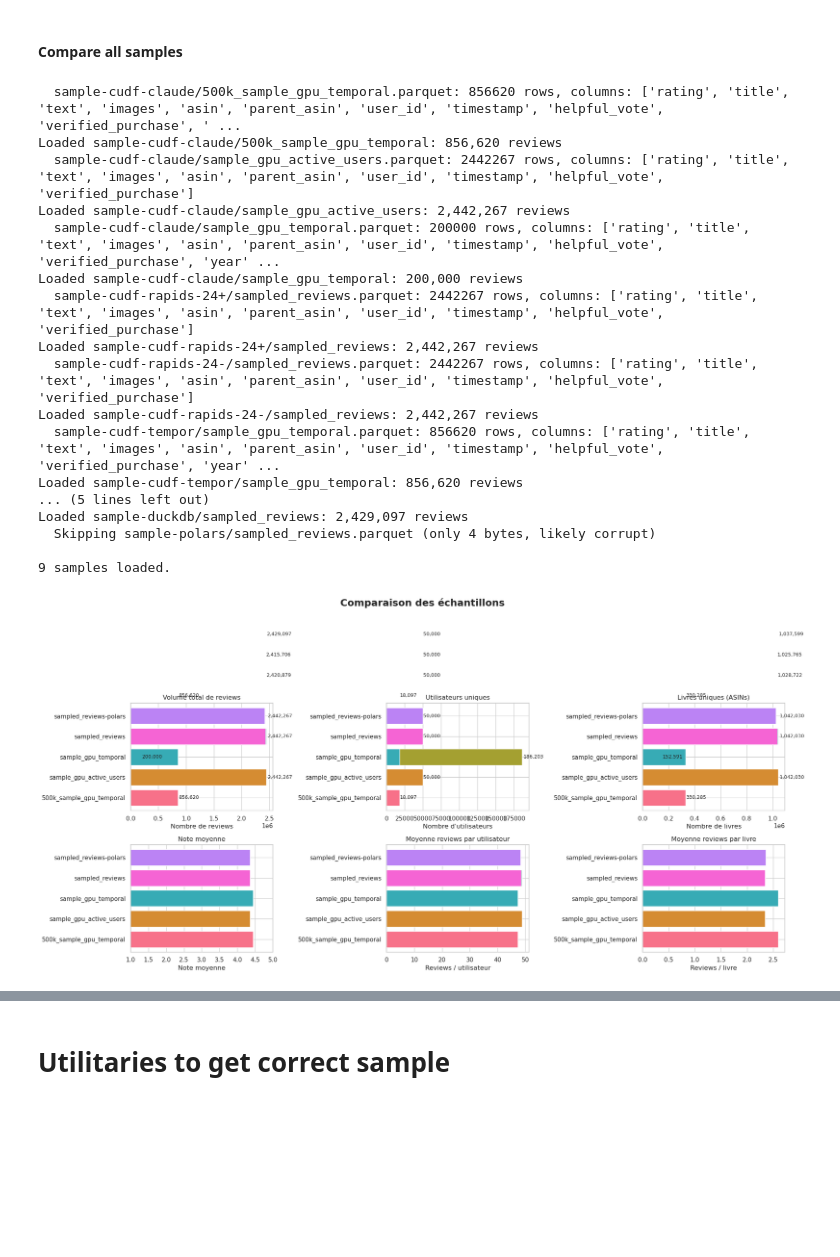
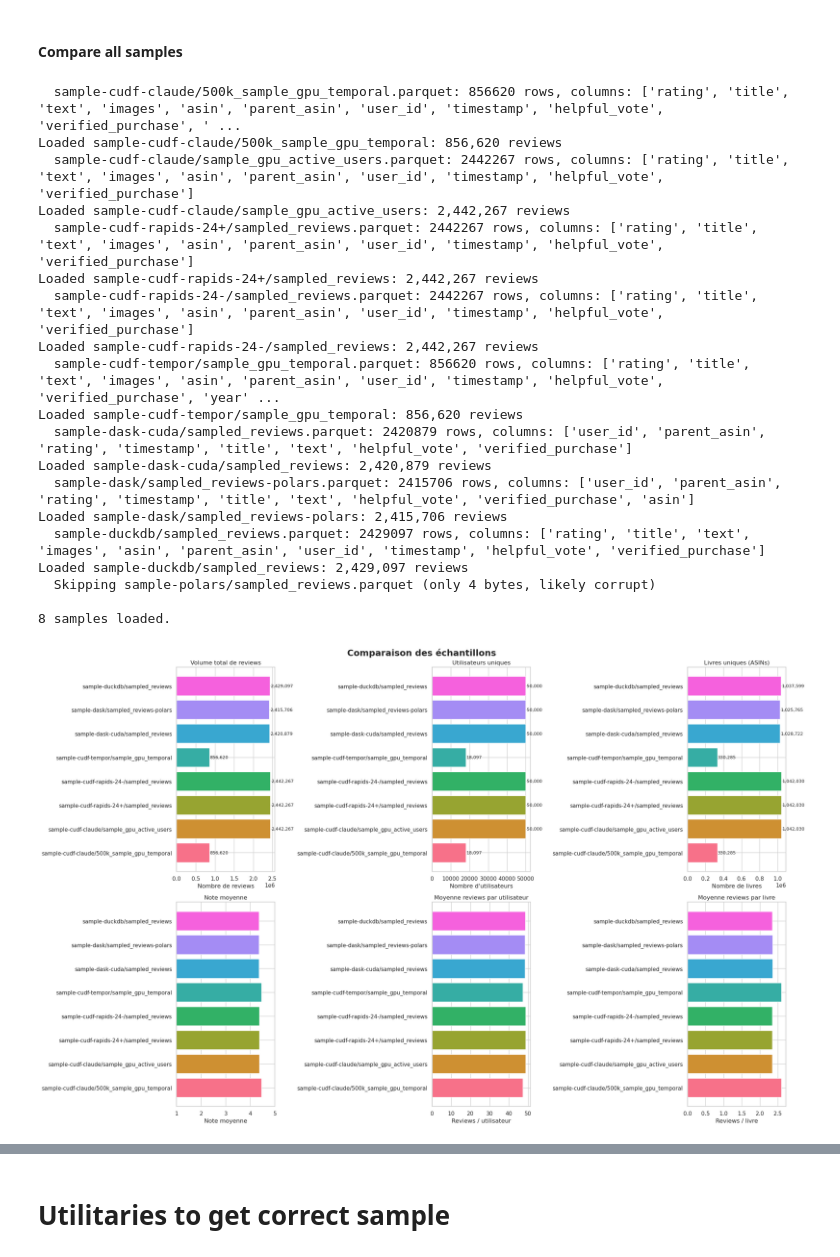
Before and after one commit to UQO-ML/AmazonReviews, a Jupyter notebook: florian-basic-statistic.ipynb, the cells around one changed output, grey strips where cells are left out. Saved outputs shown, nothing was run; the diff lists cells and outputs as text; code cells hidden in the pictures; blank space fills up the shorter version.

Commit message:
more reliability in stat producing

```diff
--- a/florian-basic-statistic.ipynb
+++ b/florian-basic-statistic.ipynb
@@ -206,10 +206,10 @@ for path in SAMPLE_PATHS:
 stats_df = pd.DataFrame(summary)
 print(f"\n{len(stats_df)} samples loaded.")
 stats_df[["sample", "file", "n_reviews", "n_users", "n_books", "avg_rating"]].to_string(index=False)
-fig, axes = plt.subplots(2, 3, figsize=(20, 10))
+fig, axes = plt.subplots(2, 3, figsize=(22, 14))
 fig.suptitle("Comparaison des échantillons", fontsize=18, fontweight="bold")
 
-labels = stats_df["file"]
+labels = stats_df["sample"] + "/" + stats_df["file"]
 x = range(len(labels))
 colors = sns.color_palette("husl", len(labels))
 
@@ -295,35 +295,37 @@ plt.tight_layout()
 plt.show()
 
 
 comparison = stats_df[[
     "file", "n_reviews", "n_users", "n_books",
     "avg_rating", "avg_reviews_per_user", "avg_reviews_per_book"
 ]].copy()
 comparison.columns = [
     "Échantillon", "Reviews", "Utilisateurs", "Livres",
     "Note moy.", "Rev/User", "Rev/Livre"
 ]
 comparison["Note moy."] = comparison["Note moy."].round(2)
 comparison["Rev/User"] = comparison["Rev/User"].round(1)
 comparison["Rev/Livre"] = comparison["Rev/Livre"].round(1)
 
 print(comparison.to_string(index=False))
 # %% [output]
   sample-cudf-claude/500k_sample_gpu_temporal.parquet: 856620 rows, columns: ['rating', 'title', 'text', 'images', 'asin', 'parent_asin', 'user_id', 'timestamp', 'helpful_vote', 'verified_purchase', ' ...
 Loaded sample-cudf-claude/500k_sample_gpu_temporal: 856,620 reviews
   sample-cudf-claude/sample_gpu_active_users.parquet: 2442267 rows, columns: ['rating', 'title', 'text', 'images', 'asin', 'parent_asin', 'user_id', 'timestamp', 'helpful_vote', 'verified_purchase']
 Loaded sample-cudf-claude/sample_gpu_active_users: 2,442,267 reviews
-  sample-cudf-claude/sample_gpu_temporal.parquet: 200000 rows, columns: ['rating', 'title', 'text', 'images', 'asin', 'parent_asin', 'user_id', 'timestamp', 'helpful_vote', 'verified_purchase', 'year' ...
-Loaded sample-cudf-claude/sample_gpu_temporal: 200,000 reviews
   sample-cudf-rapids-24+/sampled_reviews.parquet: 2442267 rows, columns: ['rating', 'title', 'text', 'images', 'asin', 'parent_asin', 'user_id', 'timestamp', 'helpful_vote', 'verified_purchase']
 Loaded sample-cudf-rapids-24+/sampled_reviews: 2,442,267 reviews
   sample-cudf-rapids-24-/sampled_reviews.parquet: 2442267 rows, columns: ['rating', 'title', 'text', 'images', 'asin', 'parent_asin', 'user_id', 'timestamp', 'helpful_vote', 'verified_purchase']
 Loaded sample-cudf-rapids-24-/sampled_reviews: 2,442,267 reviews
   sample-cudf-tempor/sample_gpu_temporal.parquet: 856620 rows, columns: ['rating', 'title', 'text', 'images', 'asin', 'parent_asin', 'user_id', 'timestamp', 'helpful_vote', 'verified_purchase', 'year' ...
 Loaded sample-cudf-tempor/sample_gpu_temporal: 856,620 reviews
-... (5 lines left out)
+  sample-dask-cuda/sampled_reviews.parquet: 2420879 rows, columns: ['user_id', 'parent_asin', 'rating', 'timestamp', 'title', 'text', 'helpful_vote', 'verified_purchase']
+Loaded sample-dask-cuda/sampled_reviews: 2,420,879 reviews
+  sample-dask/sampled_reviews-polars.parquet: 2415706 rows, columns: ['user_id', 'parent_asin', 'rating', 'timestamp', 'title', 'text', 'helpful_vote', 'verified_purchase', 'asin']
+Loaded sample-dask/sampled_reviews-polars: 2,415,706 reviews
+  sample-duckdb/sampled_reviews.parquet: 2429097 rows, columns: ['rating', 'title', 'text', 'images', 'asin', 'parent_asin', 'user_id', 'timestamp', 'helpful_vote', 'verified_purchase']
 Loaded sample-duckdb/sampled_reviews: 2,429,097 reviews
   Skipping sample-polars/sampled_reviews.parquet (only 4 bytes, likely corrupt)
 
-9 samples loaded.
+8 samples loaded.
-[figure, old version]
+[figure, new version]
```
Also changed, not shown: parts of 2 cells of this notebook.
